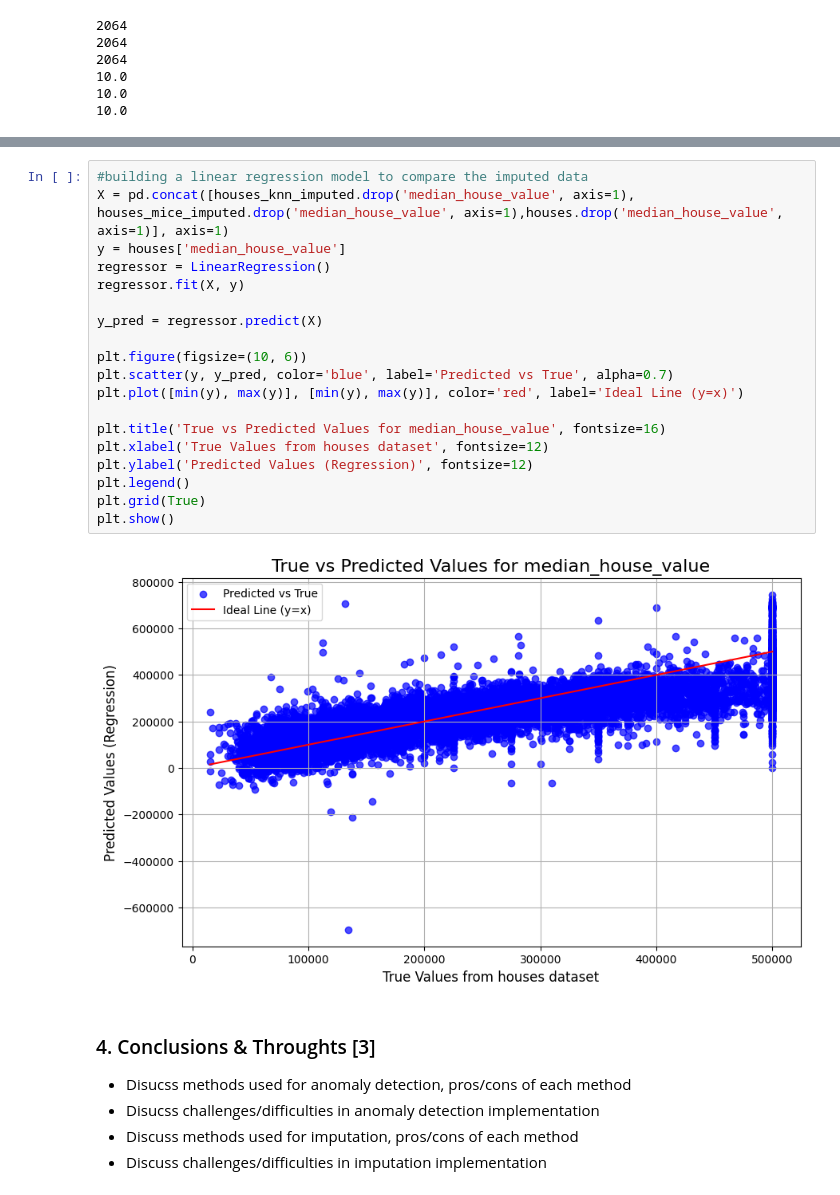
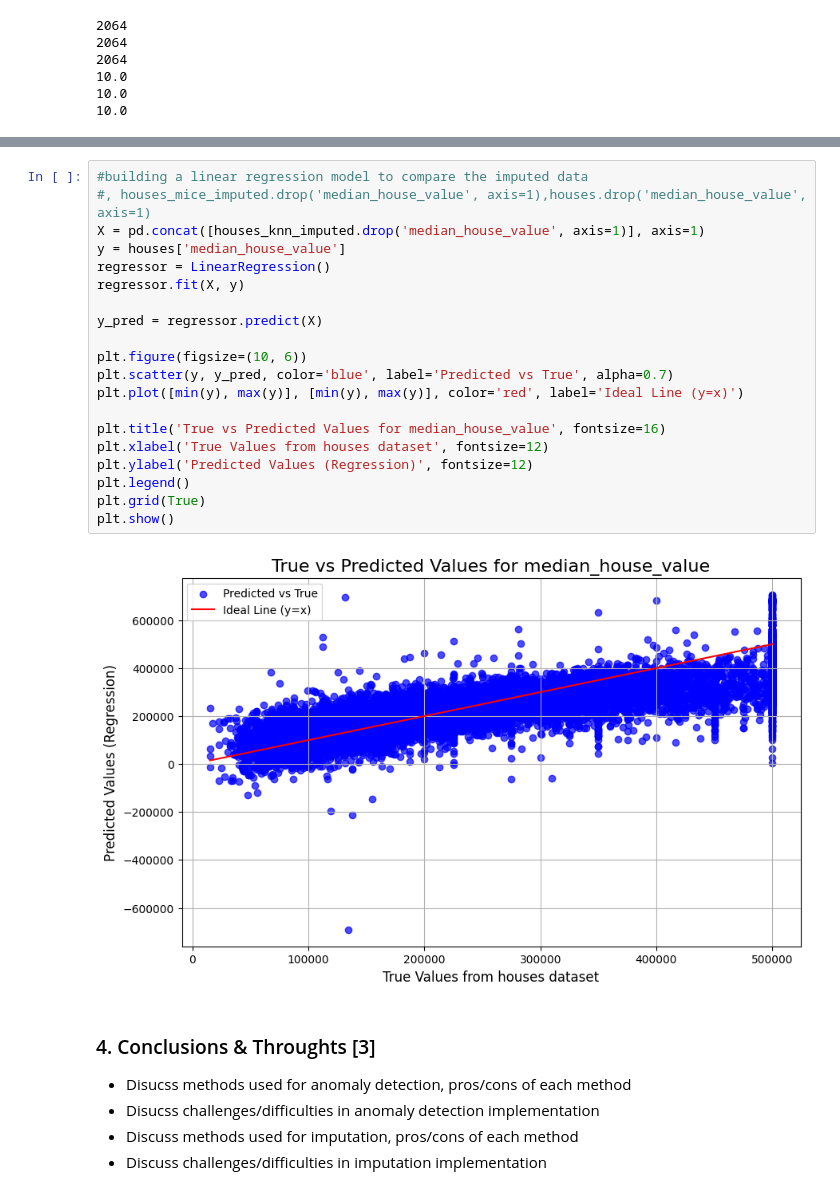
Before and after one commit to kenzfinn/csc1035_lecture_examples, a Jupyter notebook: Coursework/CSC3831_Final_Assessment.ipynb, the cells around one changed output, grey strips where cells are left out. Saved outputs shown, nothing was run; the diff lists cells and outputs as text.

```diff
--- a/Coursework/CSC3831_Final_Assessment.ipynb
+++ b/Coursework/CSC3831_Final_Assessment.ipynb
@@ -296,25 +296,26 @@ print(houses_mice_imputed.head(20))
 19           298.0   690.000000       275.0     37.84    -122.27
 # %%
 #building a linear regression model to compare the imputed data
-X = pd.concat([houses_knn_imputed.drop('median_house_value', axis=1), houses_mice_imputed.drop('median_house_value', axis=1),houses.drop('median_house_value', axis=1)], axis=1)
+#, houses_mice_imputed.drop('median_house_value', axis=1),houses.drop('median_house_value', axis=1)
+X = pd.concat([houses_knn_imputed.drop('median_house_value', axis=1)], axis=1)
 y = houses['median_house_value']
 regressor = LinearRegression()
 regressor.fit(X, y)
 
 y_pred = regressor.predict(X)
 
 plt.figure(figsize=(10, 6))
 plt.scatter(y, y_pred, color='blue', label='Predicted vs True', alpha=0.7)
 plt.plot([min(y), max(y)], [min(y), max(y)], color='red', label='Ideal Line (y=x)')
 
 plt.title('True vs Predicted Values for median_house_value', fontsize=16)
 plt.xlabel('True Values from houses dataset', fontsize=12)
 plt.ylabel('Predicted Values (Regression)', fontsize=12)
 plt.legend()
 plt.grid(True)
 plt.show()
 # %% [output]
-[figure, old version]
+[figure, new version]
 # %% [markdown]
 ### 4. Conclusions & Throughts [3]
 - Disucss methods used for anomaly detection, pros/cons of each method
```
